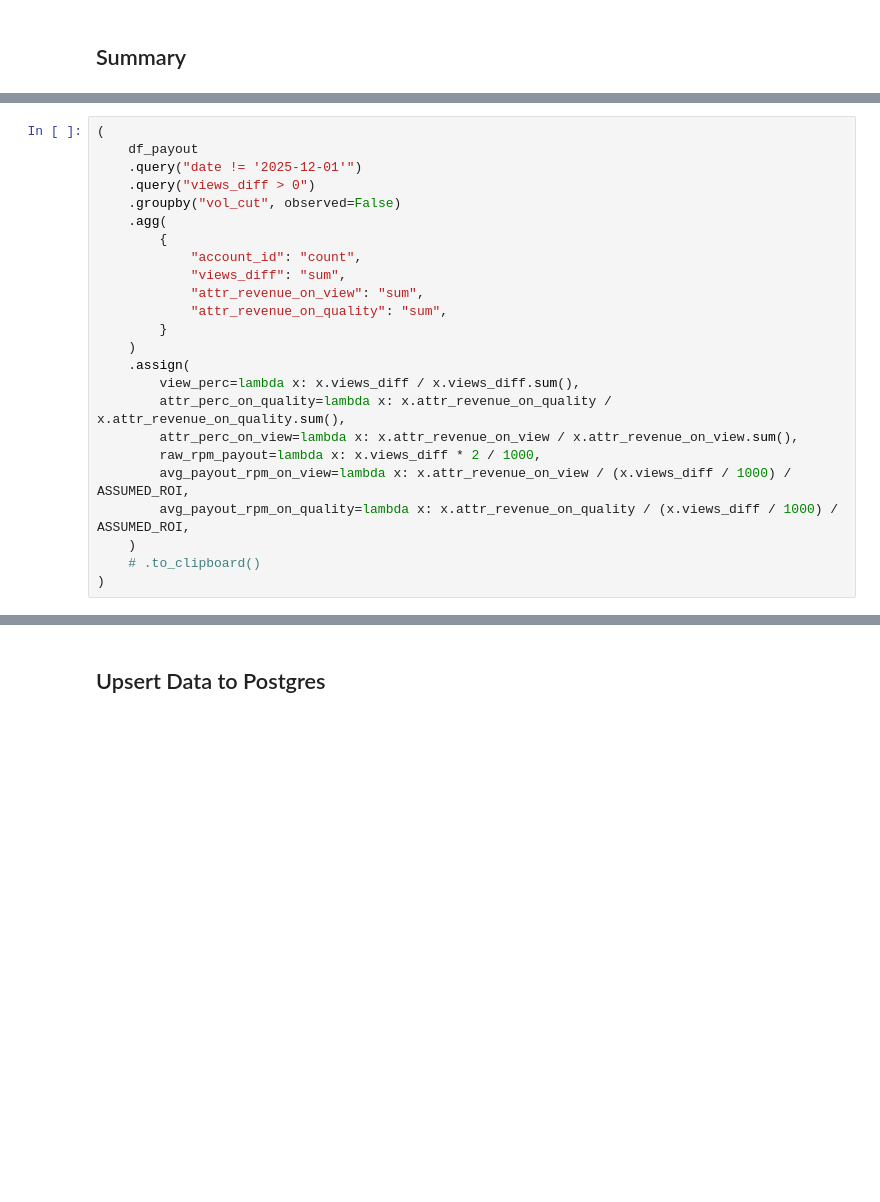
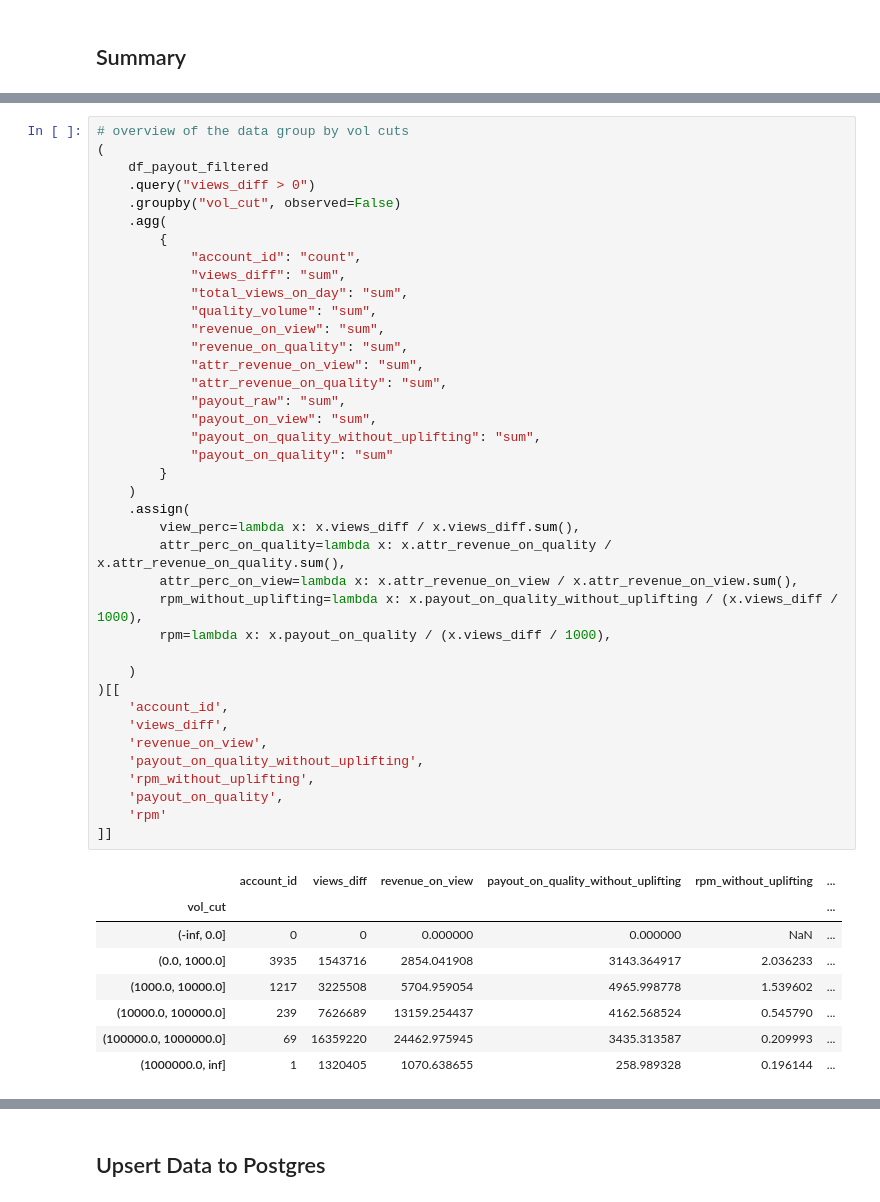
Before and after one commit to escape-ch/creator-payout-calculation, a Jupyter notebook: src/quality_volume_payout.ipynb, the cells around one changed output, grey strips where cells are left out. Drawn from its saved outputs; the diff is of its cells as text; blank space fills up the shorter version.

```diff
--- a/src/quality_volume_payout.ipynb
+++ b/src/quality_volume_payout.ipynb
@@ -379,24 +501,48 @@ df_payout = (
 # %%
+# overview of the data group by vol cuts
 (
-    df_payout
-    .query("date != '2025-12-01'")
+    df_payout_filtered
     .query("views_diff > 0")
     .groupby("vol_cut", observed=False)
     .agg(
         {
             "account_id": "count",
             "views_diff": "sum",
+            "total_views_on_day": "sum",
+            "quality_volume": "sum",
+            "revenue_on_view": "sum",
+            "revenue_on_quality": "sum",
             "attr_revenue_on_view": "sum",
             "attr_revenue_on_quality": "sum",
+            "payout_raw": "sum",
+            "payout_on_view": "sum",
+            "payout_on_quality_without_uplifting": "sum",
+            "payout_on_quality": "sum"
         }
     )
     .assign(
         view_perc=lambda x: x.views_diff / x.views_diff.sum(),
         attr_perc_on_quality=lambda x: x.attr_revenue_on_quality / x.attr_revenue_on_quality.sum(),
         attr_perc_on_view=lambda x: x.attr_revenue_on_view / x.attr_revenue_on_view.sum(),
-        raw_rpm_payout=lambda x: x.views_diff * 2 / 1000,
-        avg_payout_rpm_on_view=lambda x: x.attr_revenue_on_view / (x.views_diff / 1000) / ASSUMED_ROI,
-        avg_payout_rpm_on_quality=lambda x: x.attr_revenue_on_quality / (x.views_diff / 1000) / ASSUMED_ROI,
+        rpm_without_uplifting=lambda x: x.payout_on_quality_without_uplifting / (x.views_diff / 1000),
+        rpm=lambda x: x.payout_on_quality / (x.views_diff / 1000),
+
     )
-    # .to_clipboard()
-)
+)[[
+    'account_id',
+    'views_diff',
+    'revenue_on_view',
+    'payout_on_quality_without_uplifting',
+    'rpm_without_uplifting',
+    'payout_on_quality',
+    'rpm'
+]]
+# %% [output]
+|  | account_id | views_diff | revenue_on_view | payout_on_quality_without_uplifting | rpm_without_uplifting | ... |
+| vol_cut |  |  |  |  |  | ... |
+| (-inf, 0.0] | 0 | 0 | 0.000000 | 0.000000 | NaN | ... |
+| (0.0, 1000.0] | 3935 | 1543716 | 2854.041908 | 3143.364917 | 2.036233 | ... |
+| (1000.0, 10000.0] | 1217 | 3225508 | 5704.959054 | 4965.998778 | 1.539602 | ... |
+| (10000.0, 100000.0] | 239 | 7626689 | 13159.254437 | 4162.568524 | 0.545790 | ... |
+| (100000.0, 1000000.0] | 69 | 16359220 | 24462.975945 | 3435.313587 | 0.209993 | ... |
+| (1000000.0, inf] | 1 | 1320405 | 1070.638655 | 258.989328 | 0.196144 | ... |
```
Also changed, not shown: parts of 16 cells of this notebook, 2 other files.
